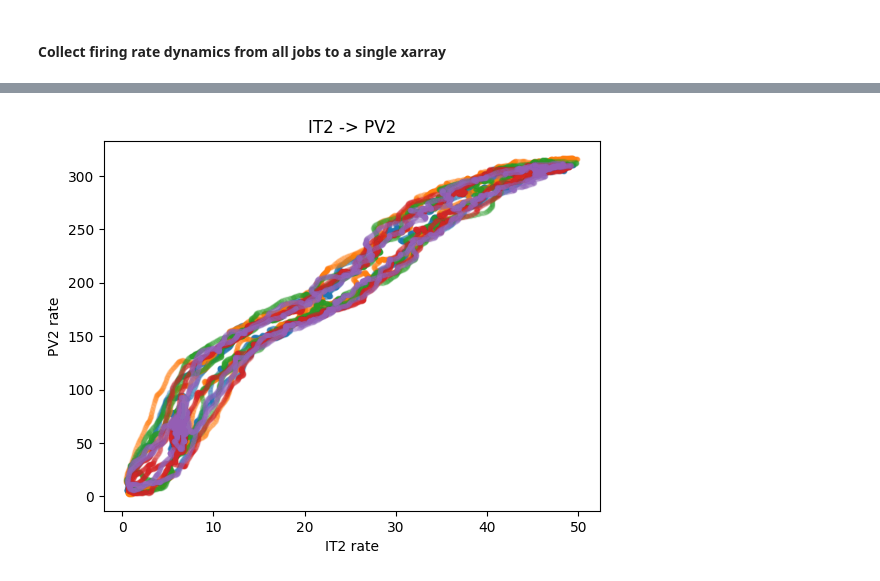
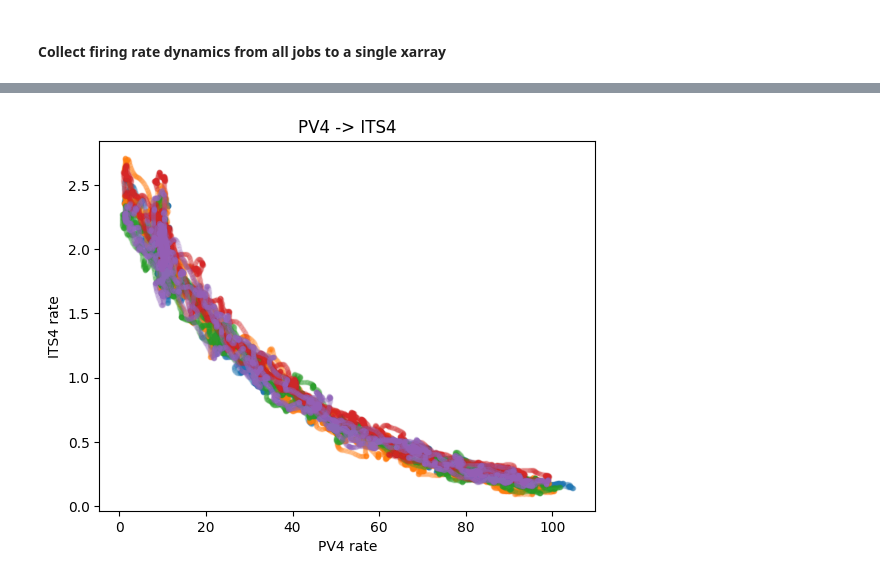
Before and after one commit to niknovikov19/A1-OUinp, a Jupyter notebook: analysis/batch/batch_demo.ipynb, the cells around one changed output, grey strips where cells are left out. Saved outputs shown, nothing was run; the diff lists cells and outputs as text; code cells hidden in the pictures.

```diff
--- a/analysis/batch/batch_demo.ipynb
+++ b/analysis/batch/batch_demo.ipynb
@@ -33,7 +33,7 @@ from external.sim_data_analyzer.xr_cache import load_or_run_xr
 # %%
 EXP_LABEL = (
     'batch_rxbkg_unconn_state1_mech1/net_inpsur_rsweep_newsec_var_seed_pre/'
-    'exp_pre_L2_post_L2_nseed_5_npre_5_t_5.0_20.0_tri_t0_5000_T_7500_rmax_50_ictrl_wmult_0.25_ee_0.5'
+    'exp_pre_L4_post_L4_nseed_5_npre_6_t_5.0_20.0_tri_t0_5000_T_7500_rmax_10xbkg_500_ictrl_wmult_0.25_ee_0.5'
 )
 #CFG_PARAM_FIELDS = {"rxe": "rxe", "rxi": "rxi"}
 CFG_PARAM_FIELDS = {'pop_pre': 'pop_pre', 'seed': 'seed_main'}
@@ -185,9 +186,15 @@ cache_info :
 proc_steps :
 [{'name': 'collect_batch_rates_from_spike_data', 'params': {'dt_bin': 0.002, 'fname_templ': 'spikes_{job:05d}.npz', 'skip_missing': True, 't_limits': [1, 20.0], 'tau_smooth': 0.01}}]
 # %%
-pop_pre = 'IT2'
+pop_pre = 'PV4'
 
 pops_post = [pop for pop in rates_xr.pop.values if 'frz' not in pop]
 
 R_pre = rates_xr.sel(pop_pre=pop_pre, pop=f'{pop_pre}frz').compute()
 R_post = rates_xr.sel(pop_pre=pop_pre, pop=pops_post).compute()
+
+# Moving-average smoothing over time
+smooth_win_s = 0.2
+smooth_win_n = max(1, int(round(smooth_win_s / dt_bin)))
+R_pre_sm = R_pre.rolling(time=smooth_win_n, center=True, min_periods=1).mean()
+R_post_sm = R_post.rolling(time=smooth_win_n, center=True, min_periods=1).mean()
@@ -200,14 +201,14 @@ R_post_sm = R_post.rolling(time=smooth_win_n, center=True, min_periods=1).mean()
 # %%
-pop_post = 'PV2'
+pop_post = 'ITS4'
 
 plt.figure()
 for seed in R_pre_sm.seed.values:
     plt.plot(R_pre_sm.sel(seed=seed),
             R_post_sm.sel(seed=seed).sel(pop=pop_post),
             '.', alpha=0.1)
 plt.xlabel(f'{pop_pre} rate')
 plt.ylabel(f'{pop_post} rate')
 plt.title(f'{pop_pre} -> {pop_post}')
 plt.show()
 # %% [output]
-[figure, old version]
+[figure, new version]
```
Also changed, not shown: parts of 4 cells of this notebook, 4 other files.
